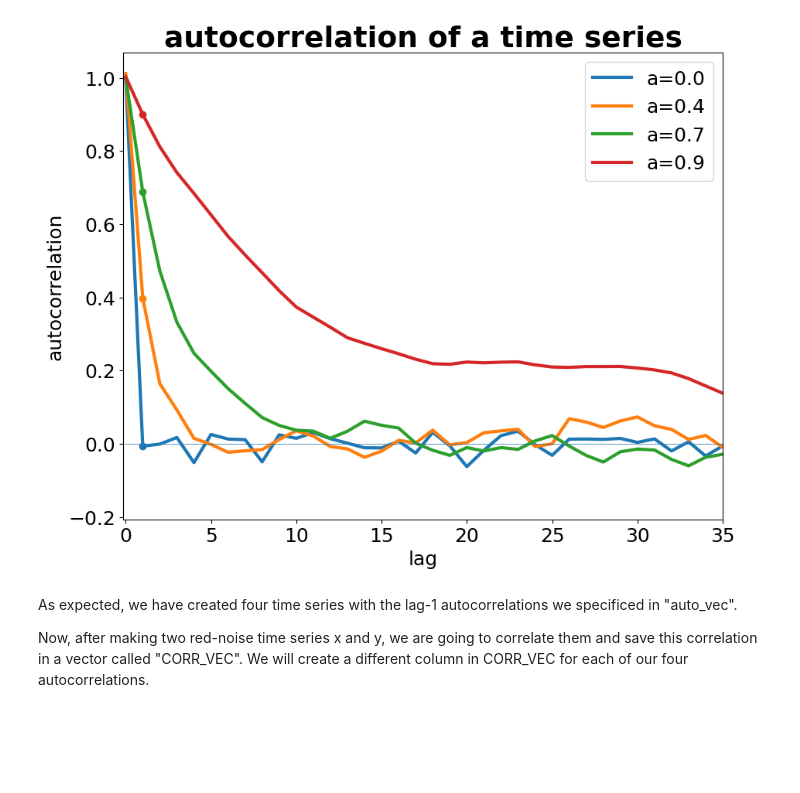
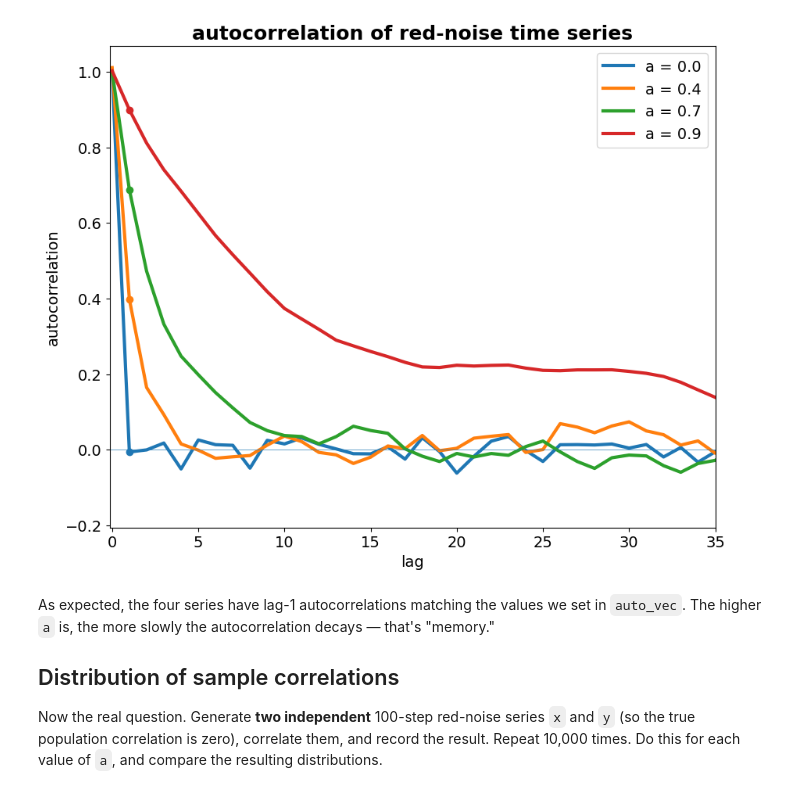
Before and after one commit to eabarnes1010/course_objective_analysis, a Jupyter notebook: code/correlation_with_memory_examples.ipynb, the cells around one changed output. Drawn from its saved outputs; the diff is of its cells as text; code cells hidden in the pictures; blank space fills up the shorter version.

Commit message:
cleanup: correlation_with_memory_examples

```diff
--- a/code/correlation_with_memory_examples.ipynb
+++ b/code/correlation_with_memory_examples.ipynb
@@ -32,39 +38,36 @@ Let's start by making four really long red-noise time series with different amou
 # %%
-auto_vec = np.array([0, .4, .7, .9])
+auto_vec = np.array([0.0, 0.4, 0.7, 0.9])
 
-plt.figure(figsize=(10,8))
-for ia,a in enumerate(auto_vec):
+plt.figure(figsize=(10, 8))
+for a in auto_vec:
+    b = np.sqrt(1.0 - a**2)
 
-    # create red-noise time series iteratively
-    b = np.sqrt(1. - a**2)
-#     print(a,b)
-    x1 = []
-    x1.append(np.random.normal(0.,1.,size=1,))
-    for it in np.arange(0,1000,1):
-        x1.append(a*x1[it] + b*np.random.normal(size=1))
-    x1 = np.asarray(x1)[:,0]
+    # Build a single long red-noise time series with lag-1 autocorrelation a.
+    x = np.empty(1001)
+    x[0] = np.random.normal()
+    for t in range(1000):
+        x[t + 1] = a * x[t] + b * np.random.normal()
 
-    # correlate x1 with itself to calculate the autocorrelation
-    # note, can also use np.corrcoef()
-    c = np.correlate(x1,x1, 'same')/(np.var(x1)*np.size(x1))
-    c = c[int(np.size(c)/2):]
+    # Compute the autocorrelation function (positive lags only).
+    c = np.correlate(x, x, mode="same") / (np.var(x) * x.size)
+    c = c[c.size // 2 :]
 
-    p=plt.plot(np.arange(0,np.size(c)),c,'-', label='a=' + str(a))
-    clrVal = p[0].get_color()
-    plt.plot(1,c[1],'o',color=clrVal)
+    (line,) = plt.plot(np.arange(c.size), c, "-", label=f"a = {a}")
+    plt.plot(1, c[1], "o", color=line.get_color())
 
-plt.axhline(y=0,linewidth=.5)
-plt.xlim(-.15,35)
-plt.xlabel('lag')
-plt.ylabel('autocorrelation')
+plt.axhline(y=0, linewidth=0.5)
+plt.xlim(-0.15, 35)
+plt.xlabel("lag")
+plt.ylabel("autocorrelation")
+plt.title("autocorrelation of red-noise time series")
 plt.legend()
-#plt.legend(np.ndarray.tolist(auto_vec))
-plt.title('autocorrelation of a time series')
 plt.show()
 # %% [output]
-[figure, old version]
+[figure, new version]
-# %% [markdown]
-As expected, we have created four time series with the lag-1 autocorrelations we specificed in "auto_vec".
-
-Now, after making two red-noise time series x and y, we are going to correlate them and save this correlation in a vector called "CORR_VEC". We will create a different column in CORR_VEC for each of our four autocorrelations.
+# %% [markdown]
+As expected, the four series have lag-1 autocorrelations matching the values we set in `auto_vec`. The higher `a` is, the more slowly the autocorrelation decays — that's "memory."
+
+## Distribution of sample correlations
+
+Now the real question. Generate **two independent** 100-step red-noise series `x` and `y` (so the true population correlation is zero), correlate them, and record the result. Repeat 10,000 times. Do this for each value of `a`, and compare the resulting distributions.
 # %%
```
Also changed, not shown: parts of 13 cells of this notebook.
